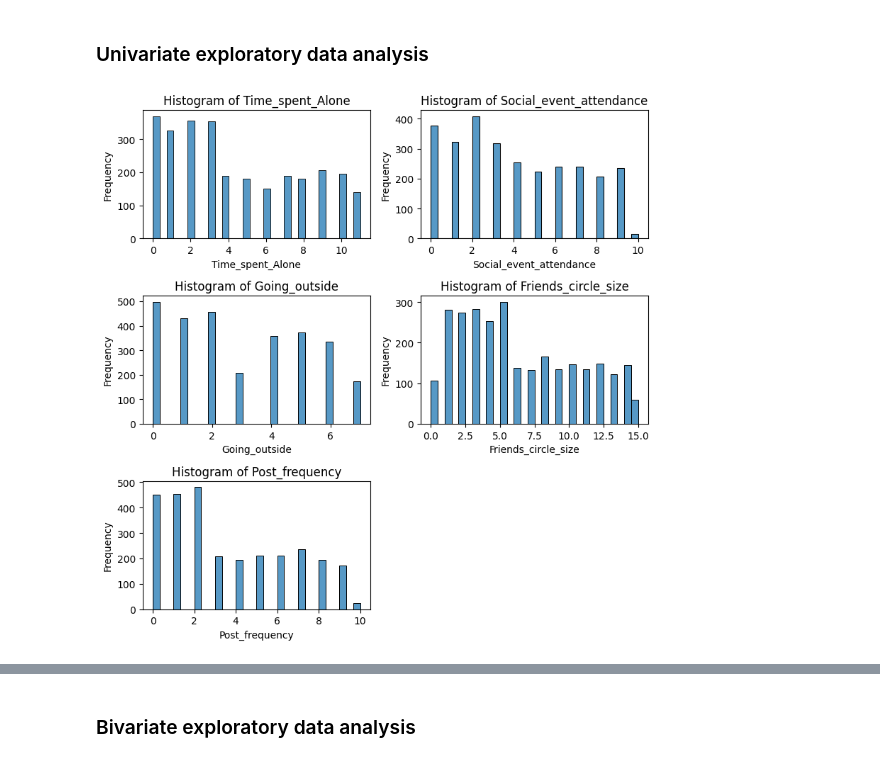
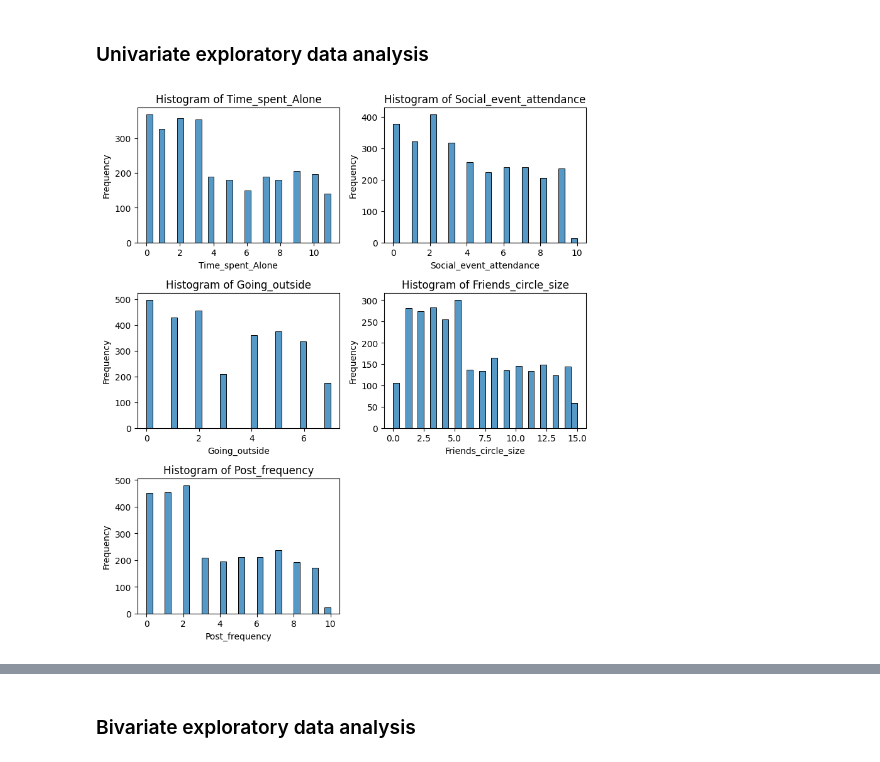
Before and after one commit to paulopezgil/personality_traits, a Jupyter notebook: nb.ipynb, the cells around one changed output, grey strips where cells are left out. Saved outputs shown, nothing was run; the diff lists cells and outputs as text; code cells hidden in the pictures.

```diff
--- a/nb.ipynb
+++ b/nb.ipynb
@@ -95,20 +100,20 @@ max              15.000000       10.000000
 # %%
 # Select numerical columns
 numerical_cols = data.select_dtypes(include=['int64', 'float64']).columns
 
 # Plot histograms
-plt.figure(figsize=(8, 8))
+plt.figure(figsize=(8, 9))
 for i, col in enumerate(numerical_cols, 1):
     plt.subplot(3, 2, i)
     sns.histplot(data[col].dropna(), bins=30)
     plt.title(f'Histogram of {col}')
     plt.xlabel(col)
     plt.ylabel('Frequency')
     plt.tight_layout()
 plt.tight_layout()
 plt.show()
 # %% [output]
-[figure, old version]
+[figure, new version]
 # %%
 
 # Select categorical columns
```
Also changed, not shown: parts of 8 cells of this notebook, 1 other file.
